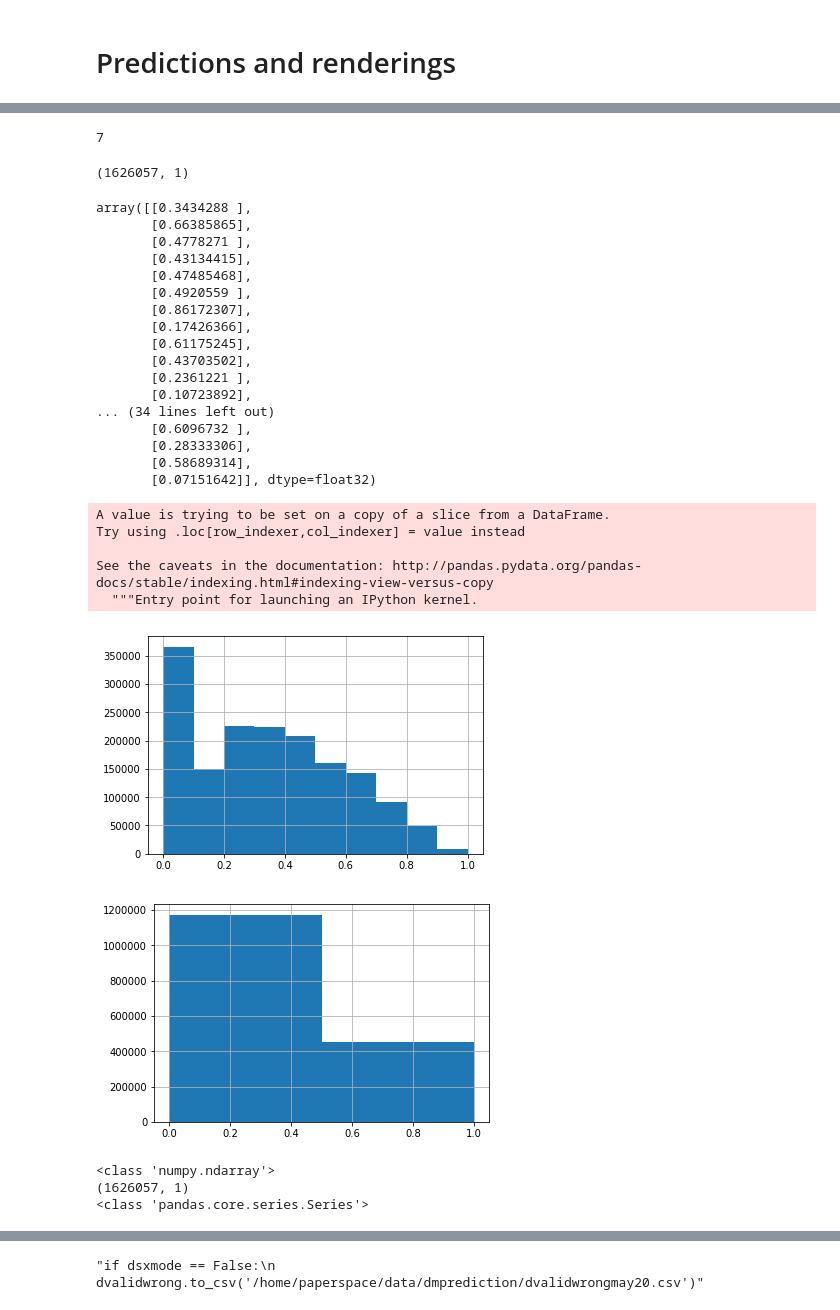
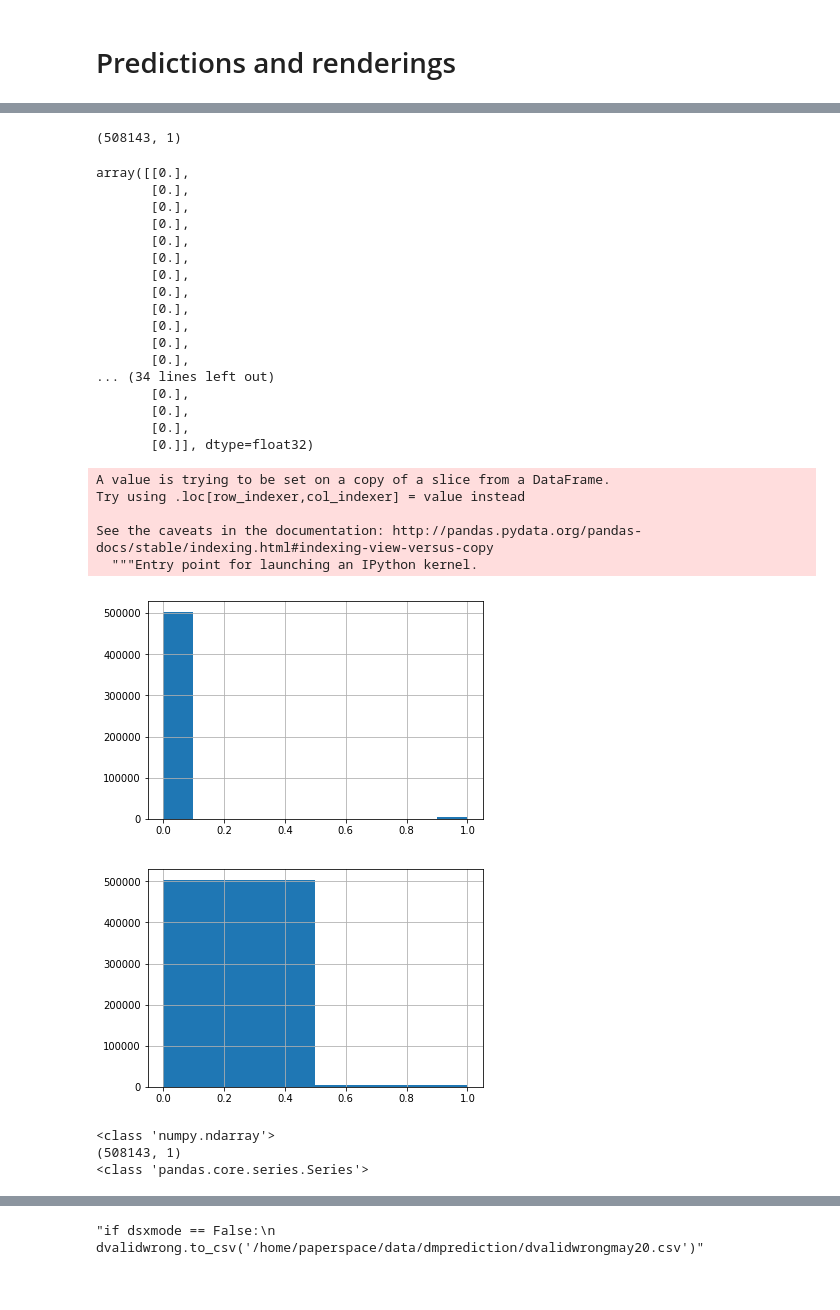
Before and after one commit to ryanmark1867/manning, a Jupyter notebook: streetcar_DL_refactored.ipynb, the cells around one changed output, grey strips where cells are left out. Drawn from its saved outputs; the diff is of its cells as text; code cells hidden in the pictures.

```diff
--- a/streetcar_DL_refactored.ipynb
+++ b/streetcar_DL_refactored.ipynb
@@ -100,7 +106,7 @@ one_weight = 45.878
 
 
 # modifier for saved model elements
-modifier = "jul28"
+modifier = "dec1"
 
 # hyperparameters
 learning_rate = 0.001
@@ -940,60 +946,56 @@ def validatedate(csv_text):
 # %%
 # predictions on training set
 
-preds = model.predict(X_train, batch_size=BATCH_SIZE)
+preds = loaded_model.predict(X_test, batch_size=BATCH_SIZE)
-# %%
-len(lelist)
-# %% [output]
-7
 # %%
 preds.shape
 # %% [output]
-(1626057, 1)
+(508143, 1)
 # %%
 preds[:50]
 # %% [output]
-array([[0.3434288 ],
-       [0.66385865],
-       [0.4778271 ],
-       [0.43134415],
-       [0.47485468],
-       [0.4920559 ],
-       [0.86172307],
-       [0.17426366],
-       [0.61175245],
-       [0.43703502],
-       [0.2361221 ],
-       [0.10723892],
+array([[0.],
+       [0.],
+       [0.],
+       [0.],
+       [0.],
+       [0.],
+       [0.],
+       [0.],
+       [0.],
+       [0.],
+       [0.],
+       [0.],
 ... (34 lines left out)
-       [0.6096732 ],
-       [0.28333306],
-       [0.58689314],
-       [0.07151642]], dtype=float32)
+       [0.],
+       [0.],
+       [0.],
+       [0.]], dtype=float32)
 # %%
-dtrain["predict"] = preds
-dtrain.predict[:5]
+test["predict"] = preds
+test.predict[:5]
 if verboseout:
-    dtrain.predict.hist()
+    test.predict.hist()
 # %% [output]
 A value is trying to be set on a copy of a slice from a DataFrame.
 Try using .loc[row_indexer,col_indexer] = value instead
 
 See the caveats in the documentation: http://pandas.pydata.org/pandas-docs/stable/indexing.html#indexing-view-versus-copy
   """Entry point for launching an IPython kernel.
-[figure, old version]
+[figure, new version]
 # %%
 if verboseout:
-    dtrain.predict.hist(bins=2)
+    test.predict.hist(bins=2)
 # %% [output]
-[figure, old version]
+[figure, new version]
 # %%
 # print(type(apar_ds['Time_to_relief'].iloc[0]))
 print(type(preds))
 print(preds.shape)
-print(type(dtrain.target))
+print(type(test.target))
 # %% [output]
 <class 'numpy.ndarray'>
-(1626057, 1)
+(508143, 1)
 <class 'pandas.core.series.Series'>
 # %%
 # get rounded predictions
```
Also changed, not shown: parts of 36 cells of this notebook.
